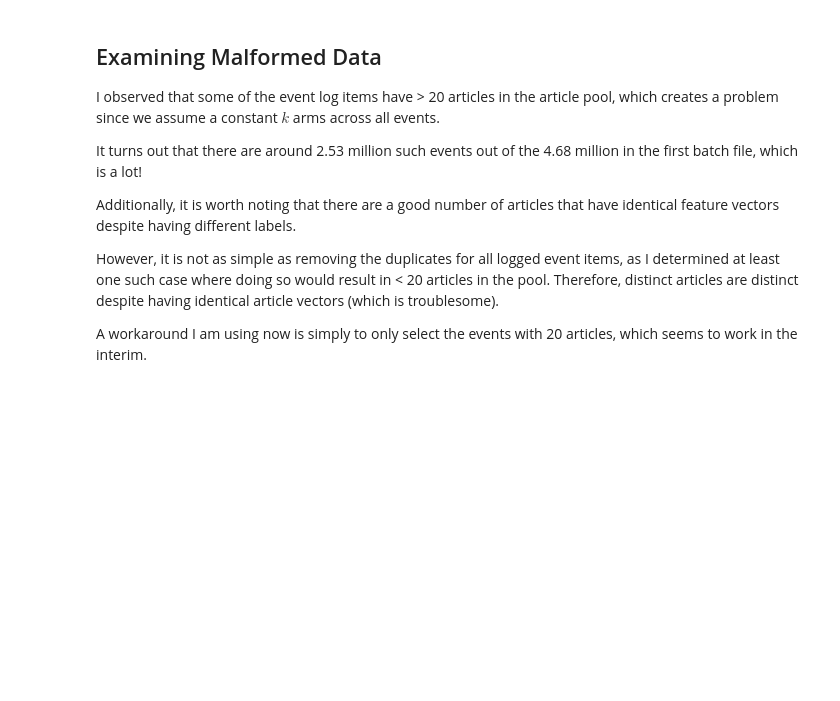
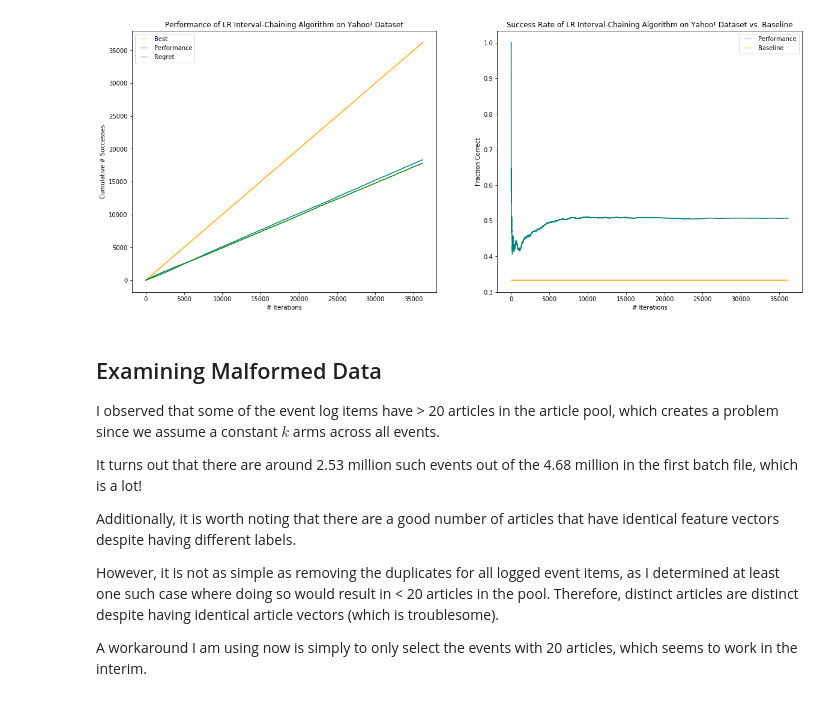
Before and after one commit to jtcho/FairMachineLearning, a Jupyter notebook: Yahoo Testing.ipynb, the cells around one changed output. Saved outputs shown, nothing was run; the diff lists cells and outputs as text; code cells hidden in the pictures; blank space fills up the shorter version.

```diff
--- a/Yahoo Testing.ipynb
+++ b/Yahoo Testing.ipynb
@@ -246,3 +269,3 @@ def interval_chaining_yahoo(T):
 # %%
-performance_run_2 = interval_chaining_yahoo(10000)
+performance_run_2 = interval_chaining_yahoo(50000)
 # %% [output]
@@ -350,3 +326,10 @@ plt.show()
+# %%
+plot_performance(performance_run_2, titles=[
+    'Performance of LR Interval-Chaining Algorithm on Yahoo! Dataset',
+    'Success Rate of LR Interval-Chaining Algorithm on Yahoo! Dataset vs. Baseline'
+])
+# %% [output]
+[figure, added]
 # %% [markdown]
 ## Examining Malformed Data
 
```
Also changed, not shown: parts of 12 cells of this notebook.
